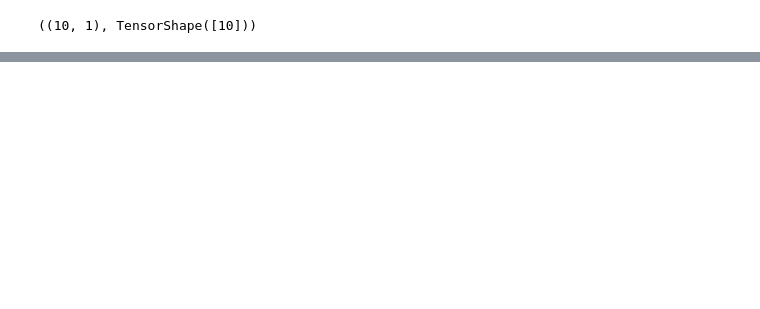
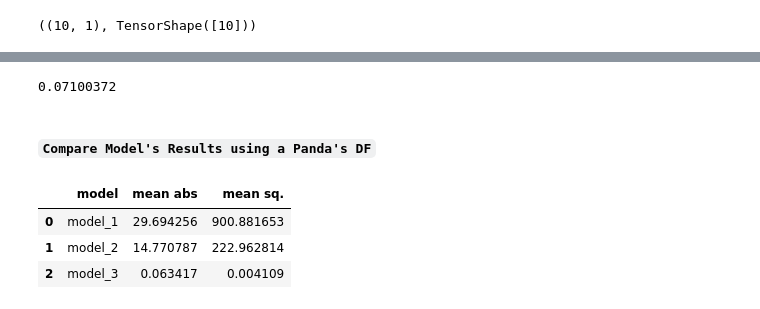
Before and after one commit to machiobrian/Night, a Jupyter notebook: reg_models.ipynb, the cells around one changed output, grey strips where cells are left out. Saved outputs shown, nothing was run; the diff lists cells and outputs as text; code cells hidden in the pictures; blank space fills up the shorter version.

```diff
--- a/reg_models.ipynb
+++ b/reg_models.ipynb
@@ -486,0 +548,23 @@ plot_prediction(predictions=tf.squeeze(y_pred_2))
+# %%
+mae_3 = tf.metrics.mean_absolute_error(y_test, tf.squeeze(y_pred_3))
+mae.numpy()
+# %% [output]
+0.07100372
+# %% [markdown]
+#### `Compare Model's Results using a Panda's DF`
+# %%
+import pandas as pd
+
+model_results = [
+    ["model_1", loss_mae.numpy(), loss_mse.numpy()],
+    ["model_2", mae_2.numpy(), mse_2.numpy()],
+    ["model_3", mae_3.numpy(), mse_3.numpy()]
+]
+
+all_results = pd.DataFrame(model_results, columns=["model", "mean abs", "mean sq."])
+all_results
+# %% [output]
+|  | model | mean abs | mean sq. |
+| 0 | model_1 | 29.694256 | 900.881653 |
+| 1 | model_2 | 14.770787 | 222.962814 |
+| 2 | model_3 | 0.063417 | 0.004109 |
```
Also changed, not shown: parts of 27 cells of this notebook, 9 other files.
